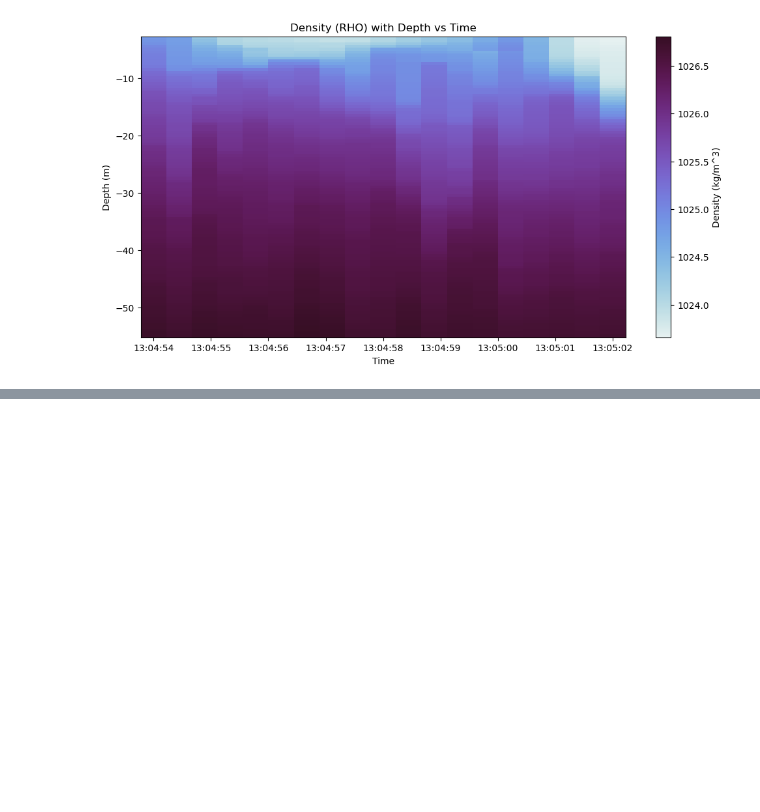
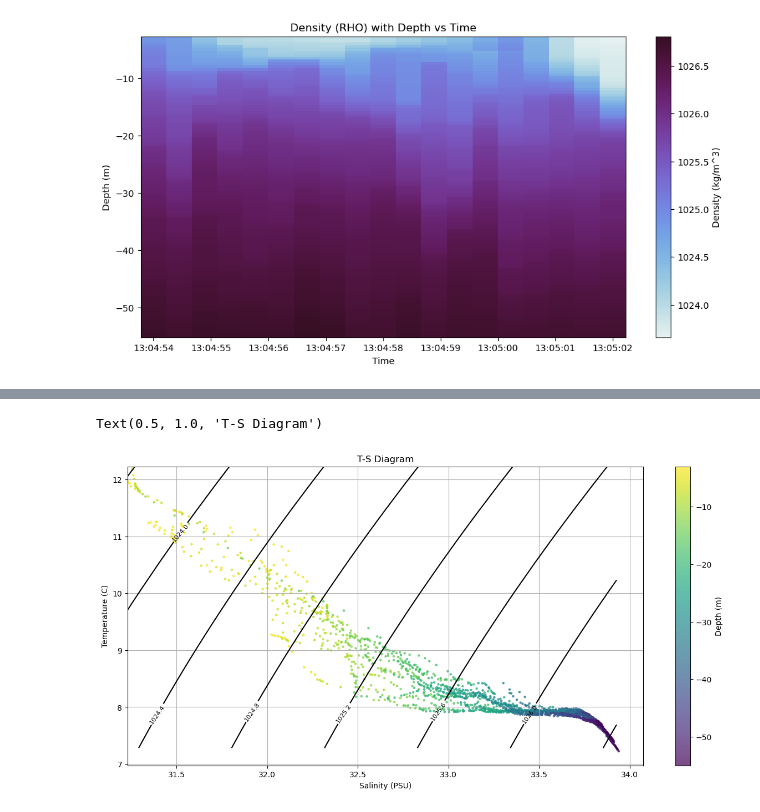
Before and after one commit to tgstone/sio-math-workshop, a Jupyter notebook: docs/source/day2/data_workshop1.ipynb, the cells around one changed output, grey strips where cells are left out. Cells and saved outputs as stored; diff of their text form; code cells hidden in the pictures; blank space fills up the shorter version.

```diff
--- a/docs/source/day2/data_workshop1.ipynb
+++ b/docs/source/day2/data_workshop1.ipynb
@@ -183,0 +319,45 @@ Minimum density: 1023.6581371622559
+# %%
+# Creating meshgrid of values for time and depth for scatter plots
+TIME, DEPTH = np.meshgrid(time,depth)
+
+# order is because Matlab is column major and python is row major.
+sal = SAL.flatten(order = 'C')
+temp = TEMP.flatten(order = 'C')
+depth_flat = DEPTH.flatten(order = 'F')
+time_flat = TIME.flatten(order = 'F')
+
+# Slice salinity and temp data for contour points
+slices = np.arange(0,N,10)
+sal_slices = SAL[:,slices].flatten(order = 'C')
+temp_slices = TEMP[:,slices].flatten(order = 'C')
+
+# sorting the salinity and temperature values
+sal_sorted = np.unique(sal_slices)
+sal_sorted.sort()
+
+temp_sorted = np.unique(temp_slices)
+temp_sorted.sort()
+
+# creating meshgrid
+SAL_SORTED, TEMP_SORTED = np.meshgrid(sal_sorted, temp_sorted)
+
+# providing contour plots density
+RHOS = gsw.density.rho(SAL_SORTED, TEMP_SORTED, 10)
+
+
+# Plotting T-S profiles
+# Create subplots 1,2
+fig, axs = plt.subplots(1,1, figsize = (15,7))
+
+# First subplot where colorbar is depth
+contour0 = axs.contour(SAL_SORTED, TEMP_SORTED, RHOS, colors='black')
+axs.clabel(contour0, inline=True, fontsize=8)
+cb0 = axs.scatter(sal, temp, c=depth_flat, s=5, alpha=0.7)
+axs.grid()
+fig.colorbar(cb0, label = "Depth (m)")
+axs.set_ylabel("Temperature (C)")
+axs.set_xlabel("Salinity (PSU)")
+axs.set_title("T-S Diagram")
+# %% [output]
+Text(0.5, 1.0, 'T-S Diagram')
+[figure, added]
```
Also changed, not shown: parts of 9 cells of this notebook.
